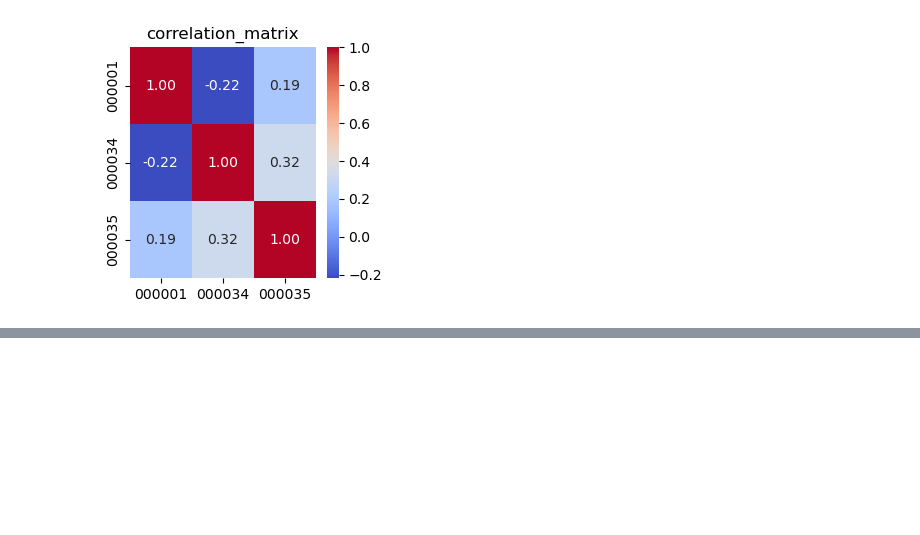
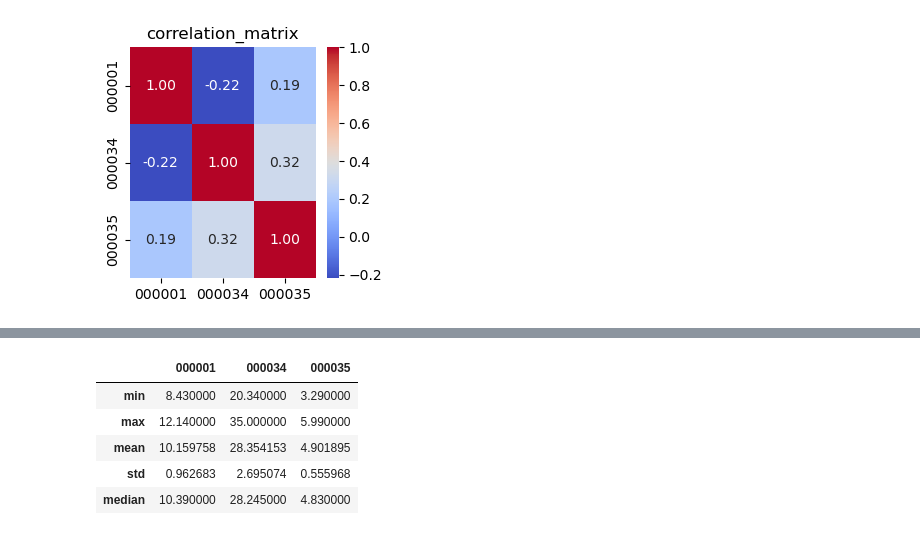
Before and after one commit to jikefan/QuantTradingStudy, a Jupyter notebook: ch01/ch01.ipynb, the cells around one changed output, grey strips where cells are left out. Saved outputs shown, nothing was run; the diff lists cells and outputs as text; code cells hidden in the pictures; blank space fills up the shorter version.

```diff
--- a/ch01/ch01.ipynb
+++ b/ch01/ch01.ipynb
@@ -96,0 +129,9 @@ plt.show()
+# %%
+close_df.aggregate([min, max, np.mean, np.std, np.median])
+# %% [output]
+|  | 000001 | 000034 | 000035 |
+| min | 8.430000 | 20.340000 | 3.290000 |
+| max | 12.140000 | 35.000000 | 5.990000 |
+| mean | 10.159758 | 28.354153 | 4.901895 |
+| std | 0.962683 | 2.695074 | 0.555968 |
+| median | 10.390000 | 28.245000 | 4.830000 |
```
Also changed, not shown: parts of 4 cells of this notebook.
